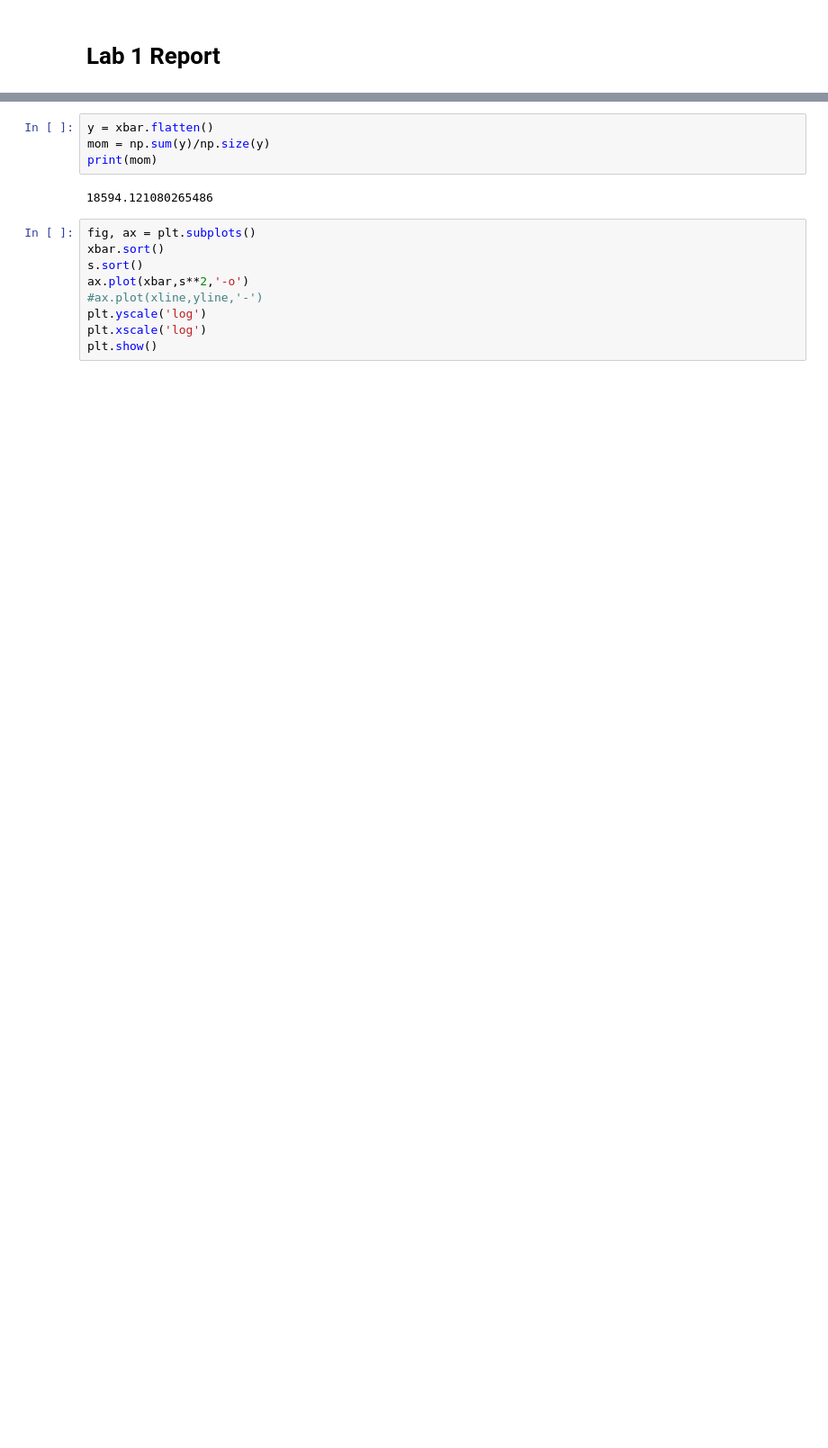
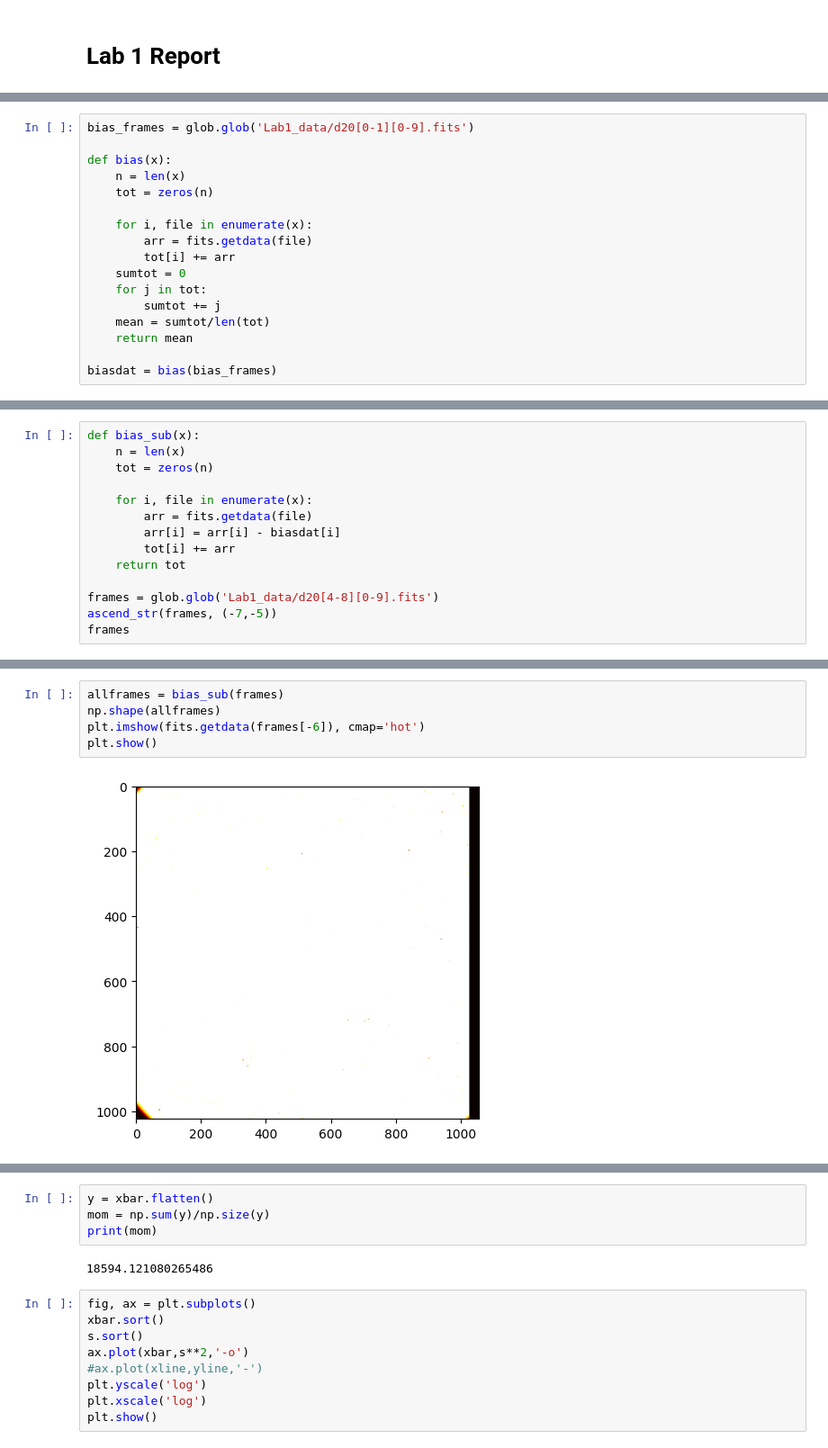
Before and after one commit to parkergeorge30/ASTRO150, a Jupyter notebook: Lab_1.ipynb, the cells around one changed output, grey strips where cells are left out. Shown: that part at 90% size. Drawn from its saved outputs; the diff is of its cells as text; blank space fills up the shorter version.

Commit message:
Organize + mean and std adjust

```diff
--- a/Lab_1.ipynb
+++ b/Lab_1.ipynb
@@ -167,0 +26,17 @@ array([ 2309.61410153,  1622.52848585,  1508.84808904,  1561.65810972,
+# %%
+bias_frames = glob.glob('Lab1_data/d20[0-1][0-9].fits')
+
+def bias(x):
+    n = len(x)
+    tot = zeros(n)
+
+    for i, file in enumerate(x):
+        arr = fits.getdata(file)
+        tot[i] += arr
+    sumtot = 0
+    for j in tot:
+        sumtot += j
+    mean = sumtot/len(tot)
+    return mean
+
+biasdat = bias(bias_frames)
@@ -167,0 +45,14 @@ array([ 2309.61410153,  1622.52848585,  1508.84808904,  1561.65810972,
+# %%
+def bias_sub(x):
+    n = len(x)
+    tot = zeros(n)
+
+    for i, file in enumerate(x):
+        arr = fits.getdata(file)
+        arr[i] = arr[i] - biasdat[i]
+        tot[i] += arr
+    return tot
+
+frames = glob.glob('Lab1_data/d20[4-8][0-9].fits')
+ascend_str(frames, (-7,-5))
+frames
@@ -167,0 +79,7 @@ array([ 2309.61410153,  1622.52848585,  1508.84808904,  1561.65810972,
+# %%
+allframes = bias_sub(frames)
+np.shape(allframes)
+plt.imshow(fits.getdata(frames[-6]), cmap='hot')
+plt.show()
+# %% [output]
+[figure, added]
```
Also changed, not shown: parts of 27 cells of this notebook.
